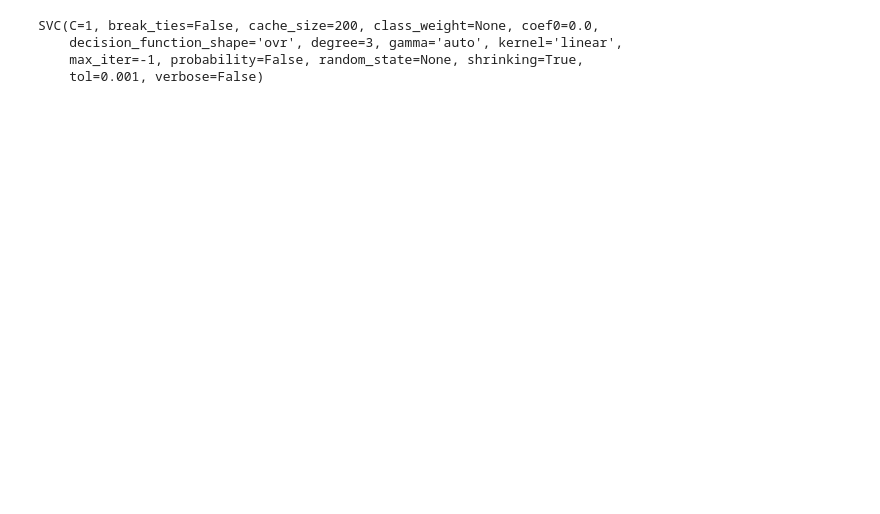
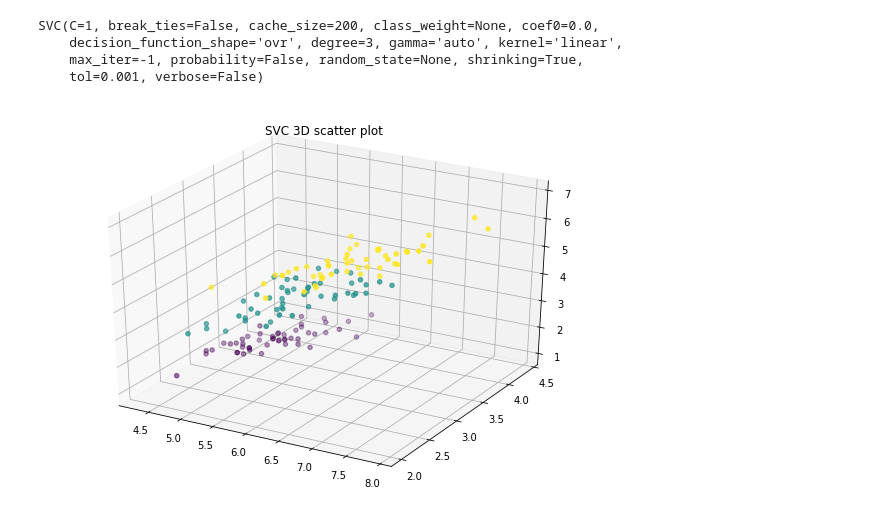
Before and after one commit to Arnabsaha6/Machine-Learning, a Jupyter notebook: Machine_Learning_Hands_on_Knowledge.ipynb, the cells around one changed output. Saved outputs shown, nothing was run; the diff lists cells and outputs as text; code cells hidden in the pictures; blank space fills up the shorter version.

```diff
--- a/Machine_Learning_Hands_on_Knowledge.ipynb
+++ b/Machine_Learning_Hands_on_Knowledge.ipynb
@@ -248,3 +248,18 @@ SVC(C=1, break_ties=False, cache_size=200, class_weight=None, coef0=0.0,
     decision_function_shape='ovr', degree=3, gamma='auto', kernel='linear',
     max_iter=-1, probability=False, random_state=None, shrinking=True,
     tol=0.001, verbose=False)
+# %%
+iris = datasets.load_iris()
+X = iris.data[:, :3]
+y = iris.target
+fig = plt.figure(figsize = (10, 7))
+ax = plt.axes(projection ="3d")
+
+
+ax.scatter3D(X[:, 0] , X[:, 1] , X[:, 2],  c=y);
+plt.title("SVC 3D scatter plot")
+
+
+plt.show()
+# %% [output]
+[figure, added]
```
Also changed, not shown: parts of 4 cells of this notebook.
